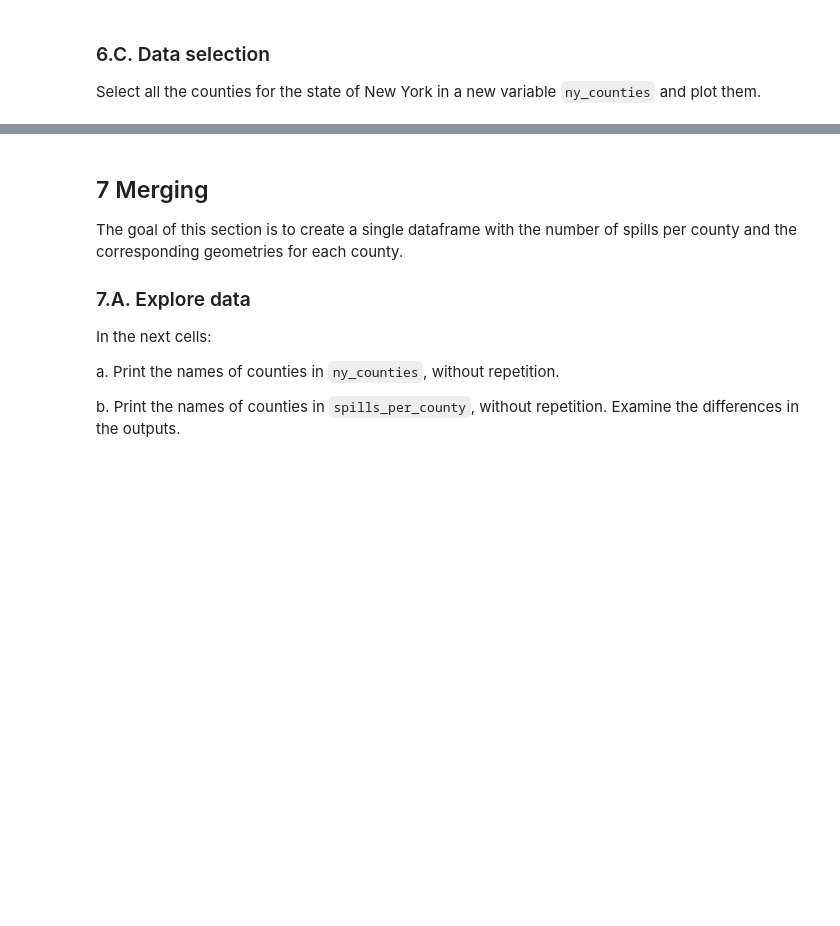
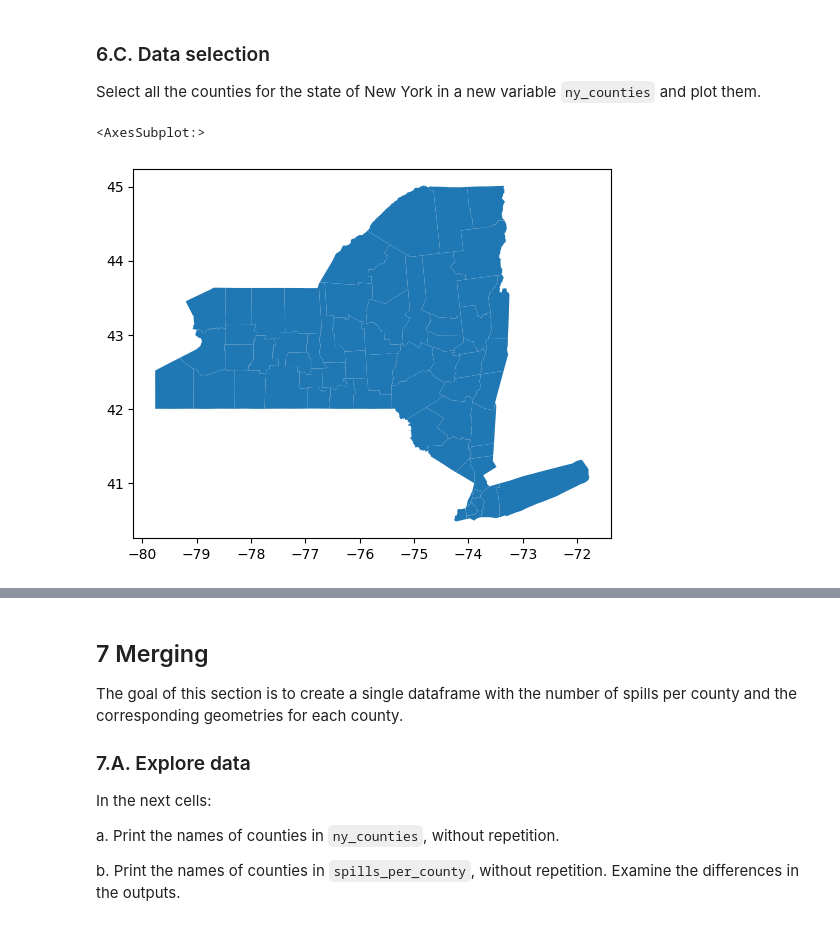
Before and after one commit to mmyiv/eds220-hwk3, a Jupyter notebook: hwk3-task2-oil-spills.ipynb, the cells around one changed output, grey strips where cells are left out. Drawn from its saved outputs; the diff is of its cells as text; code cells hidden in the pictures; blank space fills up the shorter version.

```diff
--- a/hwk3-task2-oil-spills.ipynb
+++ b/hwk3-task2-oil-spills.ipynb
@@ -286,3 +367,6 @@ Simplify column names as needed.
+# %%
+# Simplify column names by changing to lower case and reassign to geo-dataframe
+counties.columns = counties.columns.str.lower()
 # %% [markdown]
 ### 6.C. Data selection
 
@@ -291,0 +374,12 @@ Select all the counties for the state of New York in a new variable `ny_counties
+# %%
+# Make a new column of only New York counties
+ny_counties = counties[counties['statefp']=='36']
+
+# Verify changes
+ny_counties.head()
+
+# View plot
+ny_counties.plot()
+# %% [output]
+<AxesSubplot:>
+[figure, added]
```
Also changed, not shown: parts of 46 cells of this notebook.
